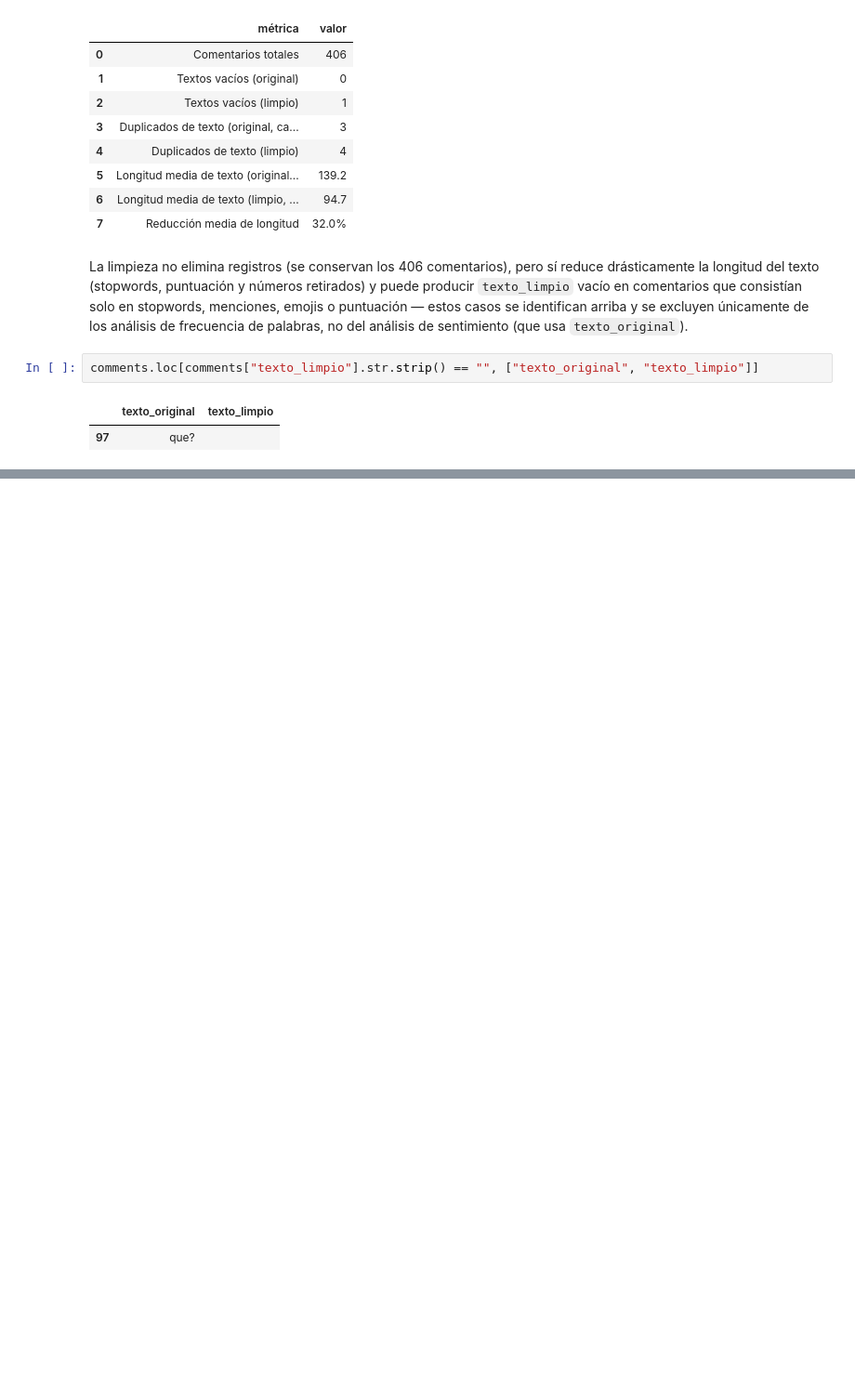
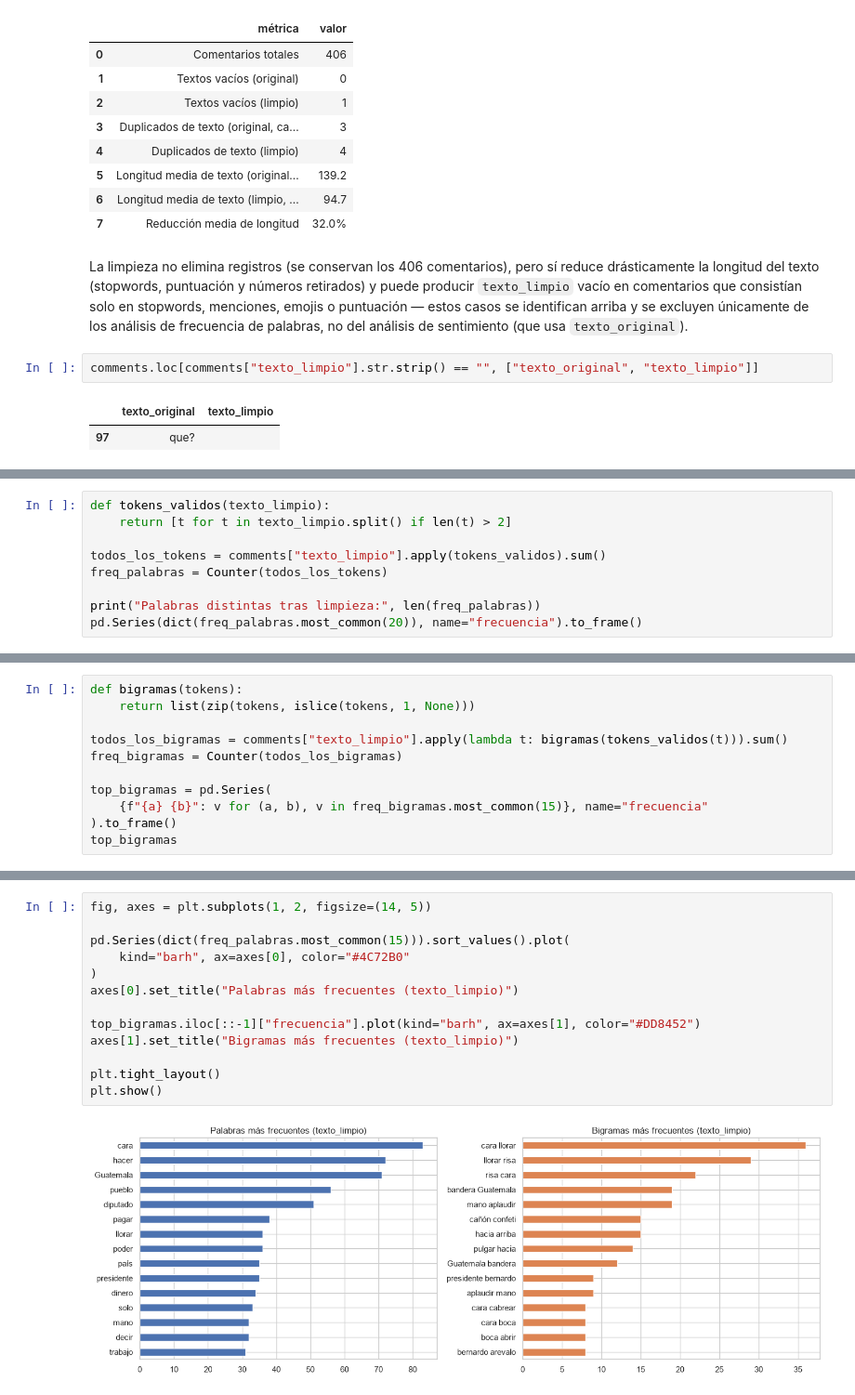
Before and after one commit to DavidDominguez-11/DS-Lab1, a Jupyter notebook: Laboratorio_6.ipynb, the cells around one changed output, grey strips where cells are left out. Shown at 93% size. Saved outputs shown, nothing was run; the diff lists cells and outputs as text; blank space fills up the shorter version.

```diff
--- a/Laboratorio_6.ipynb
+++ b/Laboratorio_6.ipynb
@@ -583,0 +744,9 @@ comments.loc[comments["texto_limpio"].str.strip() == "", ["texto_original", "tex
+# %%
+def tokens_validos(texto_limpio):
+    return [t for t in texto_limpio.split() if len(t) > 2]
+
+todos_los_tokens = comments["texto_limpio"].apply(tokens_validos).sum()
+freq_palabras = Counter(todos_los_tokens)
+
+print("Palabras distintas tras limpieza:", len(freq_palabras))
+pd.Series(dict(freq_palabras.most_common(20)), name="frecuencia").to_frame()
@@ -583,0 +772,11 @@ comments.loc[comments["texto_limpio"].str.strip() == "", ["texto_original", "tex
+# %%
+def bigramas(tokens):
+    return list(zip(tokens, islice(tokens, 1, None)))
+
+todos_los_bigramas = comments["texto_limpio"].apply(lambda t: bigramas(tokens_validos(t))).sum()
+freq_bigramas = Counter(todos_los_bigramas)
+
+top_bigramas = pd.Series(
+    {f"{a} {b}": v for (a, b), v in freq_bigramas.most_common(15)}, name="frecuencia"
+).to_frame()
+top_bigramas
@@ -583,0 +800,15 @@ comments.loc[comments["texto_limpio"].str.strip() == "", ["texto_original", "tex
+# %%
+fig, axes = plt.subplots(1, 2, figsize=(14, 5))
+
+pd.Series(dict(freq_palabras.most_common(15))).sort_values().plot(
+    kind="barh", ax=axes[0], color="#4C72B0"
+)
+axes[0].set_title("Palabras más frecuentes (texto_limpio)")
+
+top_bigramas.iloc[::-1]["frecuencia"].plot(kind="barh", ax=axes[1], color="#DD8452")
+axes[1].set_title("Bigramas más frecuentes (texto_limpio)")
+
+plt.tight_layout()
+plt.show()
+# %% [output]
+[figure, added]
```
Also changed, not shown: parts of 18 cells of this notebook.
